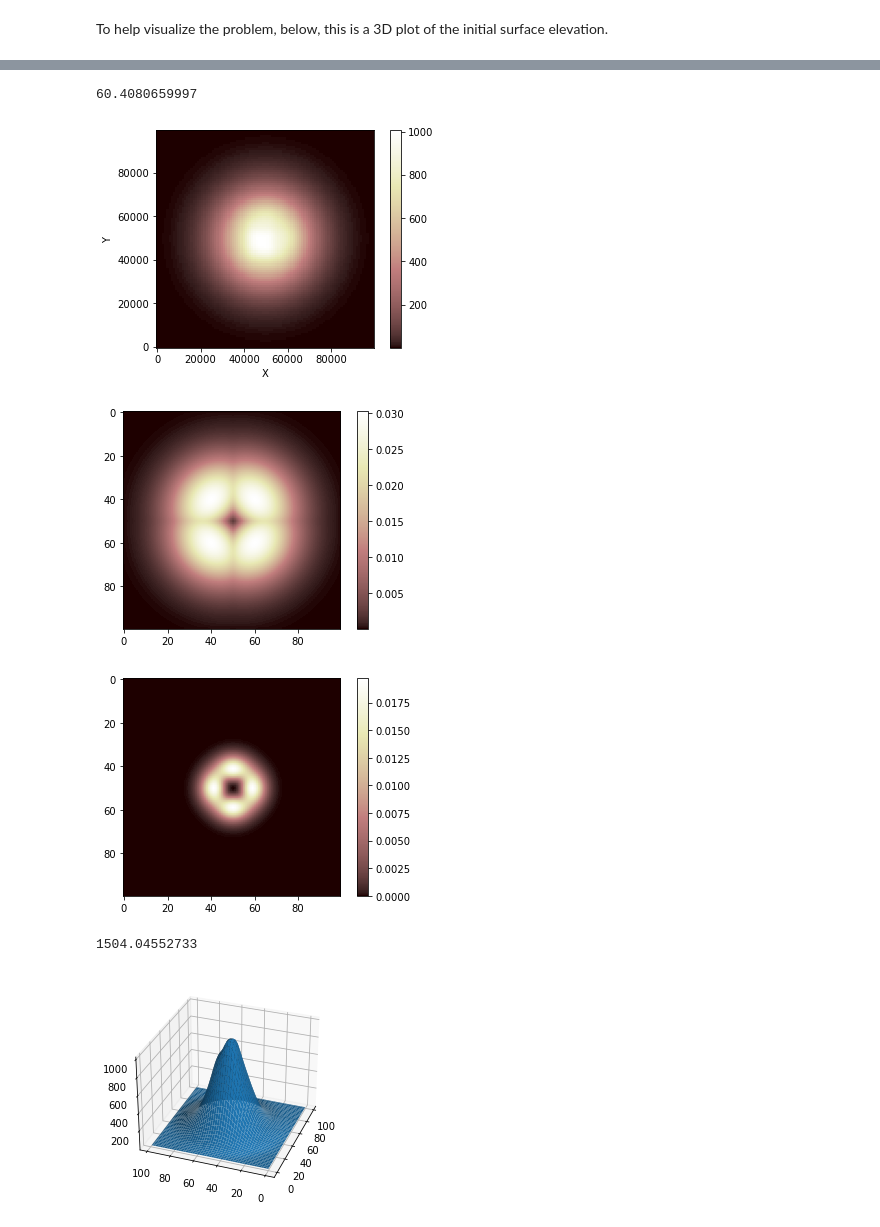
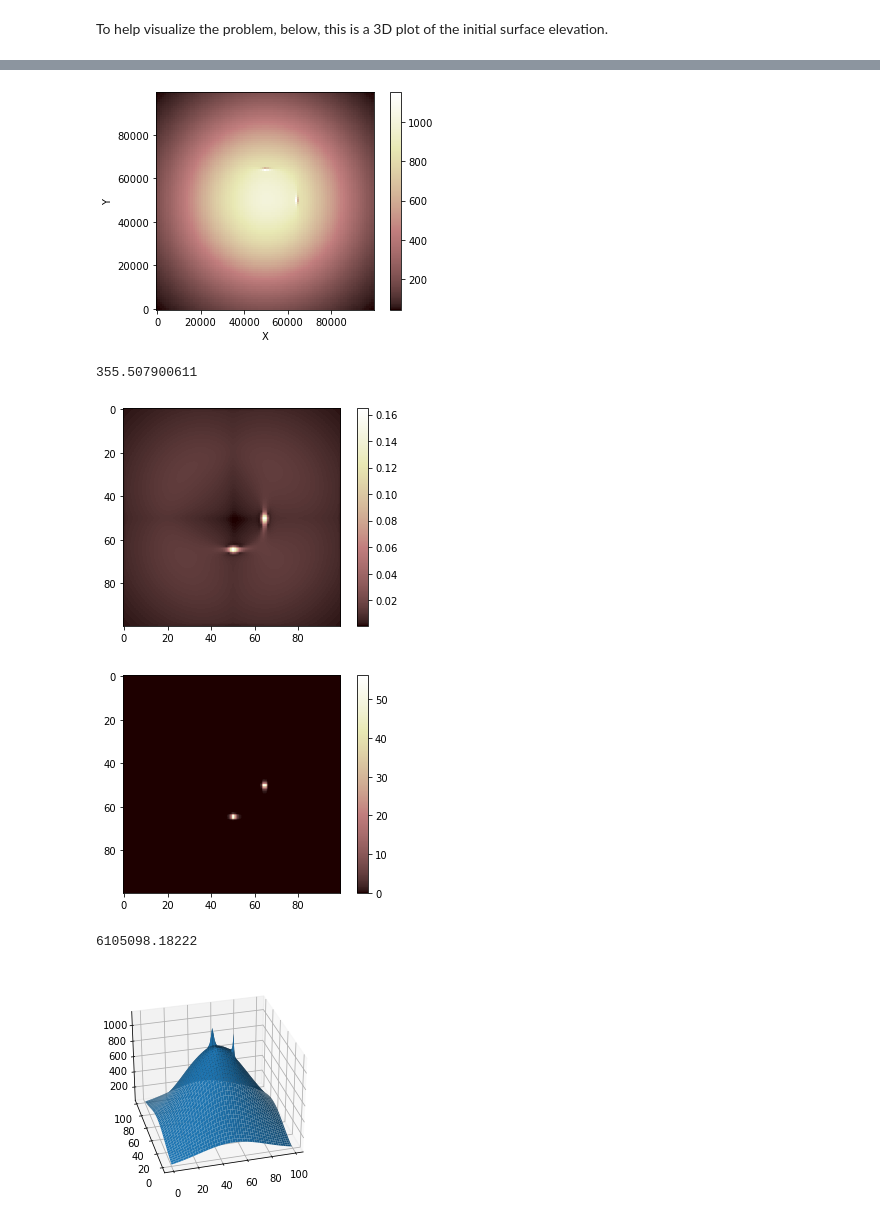
Before and after one commit to ethan-pierce/glacial-landscapes, a Jupyter notebook: flux-sia-prototype.ipynb, the cells around one changed output, grey strips where cells are left out. Drawn from its saved outputs; the diff is of its cells as text; code cells hidden in the pictures.

```diff
--- a/flux-sia-prototype.ipynb
+++ b/flux-sia-prototype.ipynb
@@ -24,7 +26,7 @@ class ShallowIceApproximation:
         self.n = 3
         self.A = 6.8e-24 # s^-1 Pa^-3, see Cuffey and Paterson (2010)
         self.flow_coeff = (2 * self.A) / (self.n + 2)
-        self.CFL = 0.25 # constant for CFL condition
+        self.CFL = 0.05 # constant for CFL condition
 
         self.grid = grid
 
@@ -83,7 +85,8 @@ class ShallowIceApproximation:
         self.calculate_stable_time_step()
 
         # Calculate the change in thickness
-        self.grid.at_node['ice_thickness'] += (self.grid.at_node['mass_balance'] - self.grid.calc_flux_div_at_node('ice_flux')) * self.stable_time_step
+        self.grid.at_node['ice_thickness'] += (self.grid.at_node['mass_balance'] + self.grid.calc_flux_div_at_node('ice_flux')) * self.stable_time_step
+
         self.time_elapsed += self.stable_time_step
 
         # Where the ice thickness has gone below zero, set it to equal zero
@@ -97,7 +100,7 @@ Set up a ~200m-thick chunk of ice on top of a ~1000m bedrock dome. Following Kes
 # %%
 mg = RasterModelGrid((100, 100), 1000)
 initial_bedrock = 0 * np.exp(-(((mg.node_x - 50000) / 40000)**2 + ((mg.node_y - 50000) / 40000)**2), dtype = np.float64)
-initial_thickness = 1000 * np.exp(-(((mg.node_x - 50000) / 20000)**2 + ((mg.node_y - 50000) / 20000)**2), dtype = np.float64)
+initial_thickness = 1000 * np.exp(-(((mg.node_x - 50000) / 40000)**2 + ((mg.node_y - 50000) / 40000)**2), dtype = np.float64)
 mass_balance = np.where(initial_bedrock >= 300, initial_bedrock * 0.05 * 3.14e-7, 0)
 
 sia = ShallowIceApproximation(mg, initial_bedrock, initial_thickness, mass_balance)
@@ -138,38 +141,41 @@ plt.show()
 # %%
-for i in range(1):
+for i in range(10):
     sia.run_one_step()
-    print(sia.stable_time_step / 60 / 60 / 24)
+#     print(sia.stable_time_step / 60 / 60 / 24)
 imshow_grid(mg, 'ice_thickness')
 # %% [output]
-60.4080659997
-[figure, old version]
+[figure, new version]
+# %%
+print(sia.time_elapsed / 60 / 60 / 24)
+# %% [output]
+355.507900611
 # %%
 plt.imshow(sia.grid.map_mean_of_links_to_node(sia.slope).reshape(100, 100), cmap = 'pink')
 plt.colorbar()
 plt.show()
 # %% [output]
-[figure, old version]
+[figure, new version]
 # %%
 plt.imshow(sia.grid.map_mean_of_links_to_node(sia.grid.at_link['ice_flux']).reshape(100, 100), cmap = 'pink')
 plt.colorbar()
 plt.show()
 # %% [output]
-[figure, old version]
+[figure, new version]
 # %%
 print(sia.grid.at_link['velocity'].max() * 3.14e7)
 # %% [output]
-1504.04552733
+6105098.18222
 # %%
 fig, ax = plt.subplots(subplot_kw = {"projection": "3d"})
 
 nx = 100
 ny = 100
 x, y = np.meshgrid(range(nx), range(ny))
 z = sia.grid.at_node['surface_elevation'].reshape((nx, ny))
 
-ax.view_init(30, 200)
+ax.view_init(30, 255)
 ax.plot_surface(x, y, z)
 
 plt.show()
 # %% [output]
-[figure, old version]
+[figure, new version]
```
Also changed, not shown: parts of 3 cells of this notebook.
